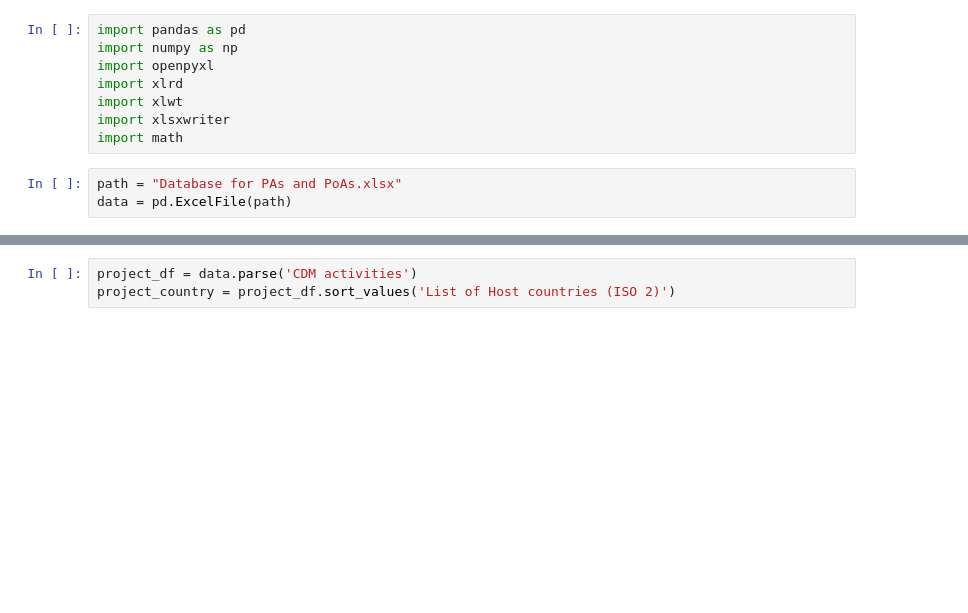
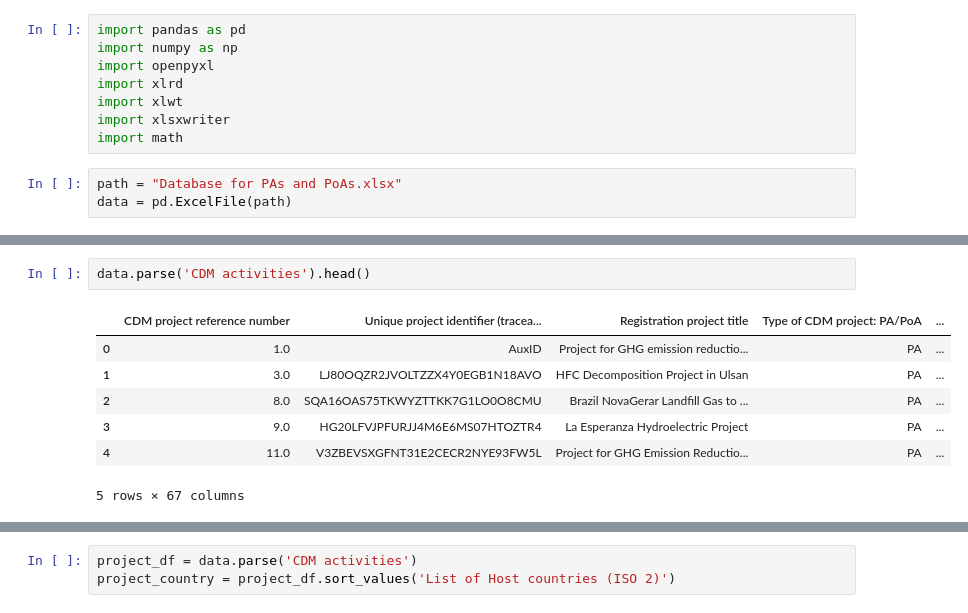
Before and after one commit to pamelot317/Carbon-Market, a Jupyter notebook: CDM-projects.ipynb, the cells around one changed output, grey strips where cells are left out. Drawn from its saved outputs; the diff is of its cells as text; blank space fills up the shorter version.

```diff
--- a/CDM-projects.ipynb
+++ b/CDM-projects.ipynb
@@ -11,0 +39,10 @@ data = pd.ExcelFile(path)
+# %%
+data.parse('CDM activities').head()
+# %% [output]
+|  | CDM project reference number | Unique project identifier (tracea... | Registration project title | Type of CDM project: PA/PoA | ... |
+| 0 | 1.0 | AuxID | Project for GHG emission reductio... | PA | ... |
+| 1 | 3.0 | LJ80OQZR2JVOLTZZX4Y0EGB1N18AVO | HFC Decomposition Project in Ulsan | PA | ... |
+| 2 | 8.0 | SQA16OAS75TKWYZTTKK7G1LO0O8CMU | Brazil NovaGerar Landfill Gas to ... | PA | ... |
+| 3 | 9.0 | HG20LFVJPFURJJ4M6E6MS07HTOZTR4 | La Esperanza Hydroelectric Project | PA | ... |
+| 4 | 11.0 | V3ZBEVSXGFNT31E2CECR2NYE93FW5L | Project for GHG Emission Reductio... | PA | ... |
+5 rows × 67 columns
```
Also changed, not shown: parts of 8 cells of this notebook.
